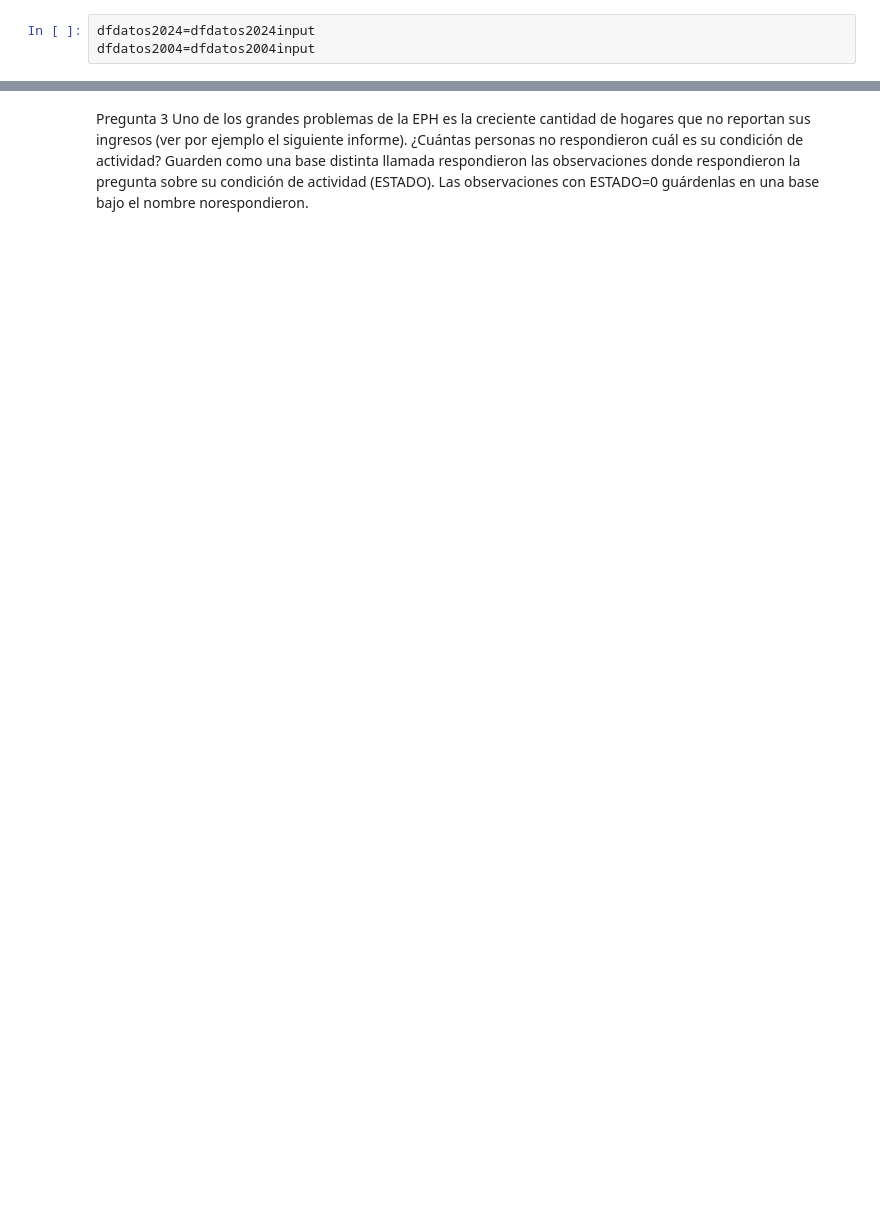
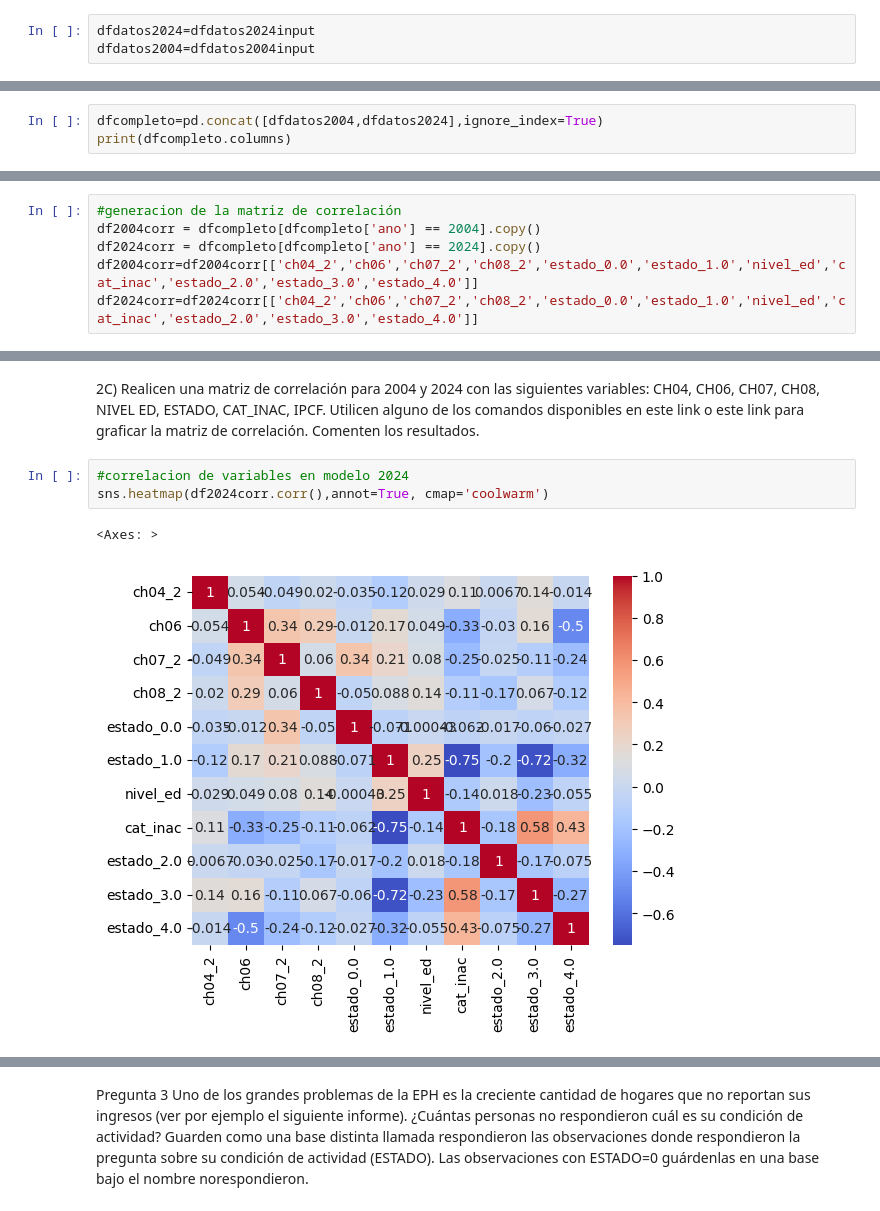
Before and after one commit to fstrejilevich/CC408-T2-5, a Jupyter notebook: TP3Ciencias.ipynb, the cells around one changed output, grey strips where cells are left out. Cells and saved outputs as stored; diff of their text form; blank space fills up the shorter version.

```diff
--- a/TP3Ciencias.ipynb
+++ b/TP3Ciencias.ipynb
@@ -177,0 +248,3 @@ Name: ipcf, dtype: float64
+# %%
+dfcompleto=pd.concat([dfdatos2004,dfdatos2024],ignore_index=True)
+print(dfcompleto.columns)
@@ -177,0 +294,6 @@ Name: ipcf, dtype: float64
+# %%
+#generacion de la matriz de correlación
+df2004corr = dfcompleto[dfcompleto['ano'] == 2004].copy()
+df2024corr = dfcompleto[dfcompleto['ano'] == 2024].copy()
+df2004corr=df2004corr[['ch04_2','ch06','ch07_2','ch08_2','estado_0.0','estado_1.0','nivel_ed','cat_inac','estado_2.0','estado_3.0','estado_4.0']]
+df2024corr=df2024corr[['ch04_2','ch06','ch07_2','ch08_2','estado_0.0','estado_1.0','nivel_ed','cat_inac','estado_2.0','estado_3.0','estado_4.0']]
@@ -177,0 +328,11 @@ Name: ipcf, dtype: float64
+# %% [markdown]
+2C) Realicen una matriz de correlación para 2004 y 2024 con las
+siguientes variables: CH04, CH06, CH07, CH08, NIVEL ED,
+ESTADO, CAT_INAC, IPCF. Utilicen alguno de los comandos disponibles en este link o este link para graficar la matriz de
+correlación. Comenten los resultados.
+# %%
+#correlacion de variables en modelo 2024
+sns.heatmap(df2024corr.corr(),annot=True, cmap='coolwarm')
+# %% [output]
+<Axes: >
+[figure, added]
```
Also changed, not shown: parts of 72 cells of this notebook, 1 other file.
